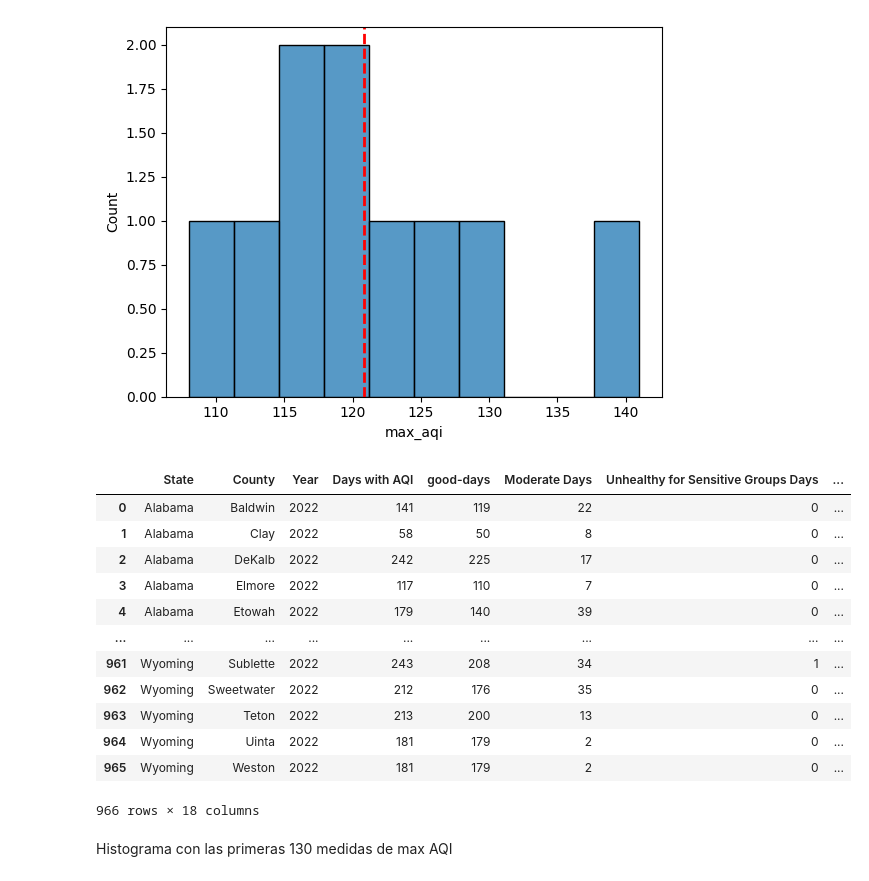
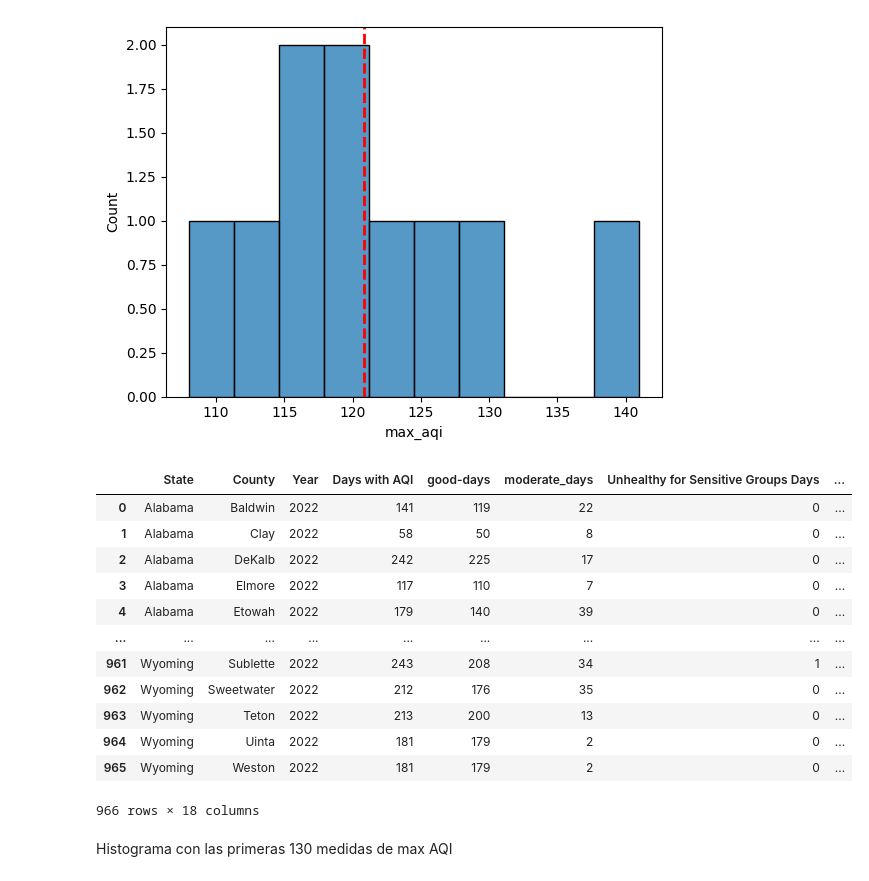
Before and after one commit to adolfo85/DataAir, a Jupyter notebook: notebooks/0.0-air-introduction.ipynb, the cells around one changed output. Drawn from its saved outputs; the diff is of its cells as text; code cells hidden in the pictures.

```diff
--- a/notebooks/0.0-air-introduction.ipynb
+++ b/notebooks/0.0-air-introduction.ipynb
@@ -120,10 +138,10 @@ plt.axvline(
 <matplotlib.lines.Line2D at 0x...>
 [figure]
 # %%
-df_2 = df.rename(columns={'Good Days': 'good-days', 'Max AQI': 'max_aqi', 'Days Ozone': 'ozone', 'Days PM2.5': 'pm2.5'})
+df_2 = df.rename(columns={'Good Days': 'good-days', 'Max AQI': 'max_aqi', 'Days Ozone': 'ozone', 'Days PM2.5': 'pm2.5', 'Moderate Days': 'moderate_days', 'Median AQI': 'median_aqi'})
 df_2
 # %% [output]
-|  | State | County | Year | Days with AQI | good-days | Moderate Days | Unhealthy for Sensitive Groups Days | ... |
+|  | State | County | Year | Days with AQI | good-days | moderate_days | Unhealthy for Sensitive Groups Days | ... |
 | 0 | Alabama | Baldwin | 2022 | 141 | 119 | 22 | 0 | ... |
 | 1 | Alabama | Clay | 2022 | 58 | 50 | 8 | 0 | ... |
 | 2 | Alabama | DeKalb | 2022 | 242 | 225 | 17 | 0 | ... |
```
Also changed, not shown: parts of 4 cells of this notebook, 1 other file.
